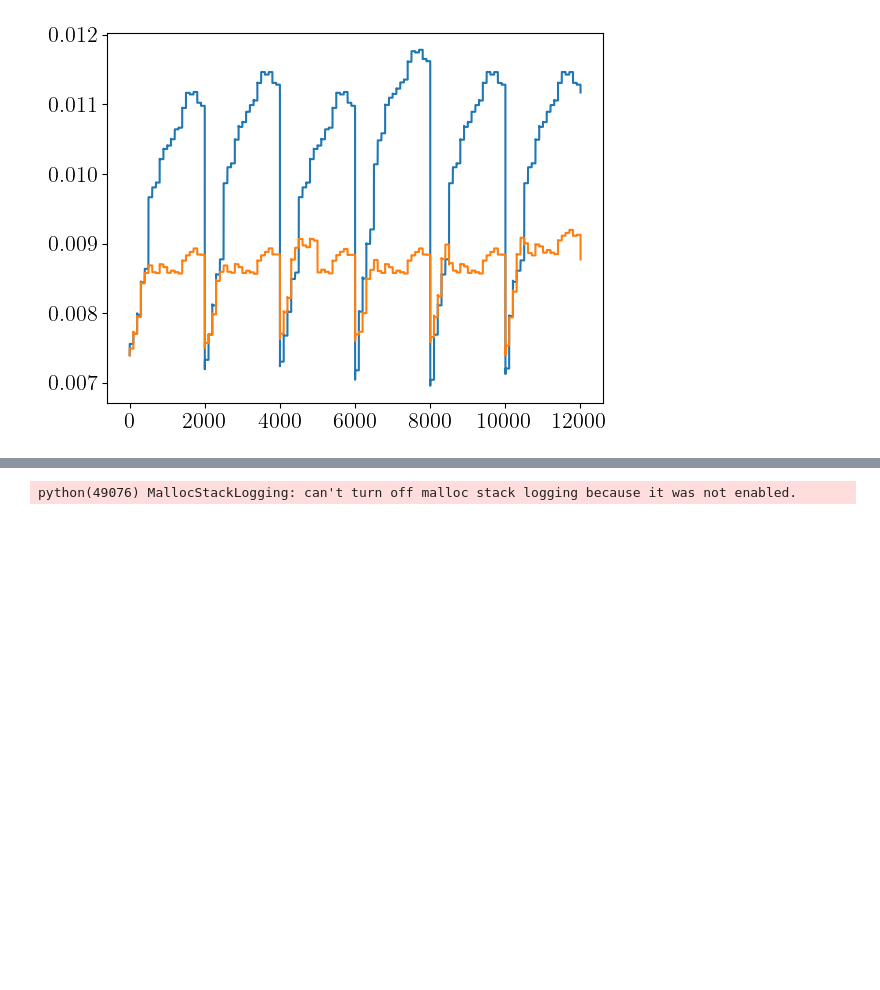
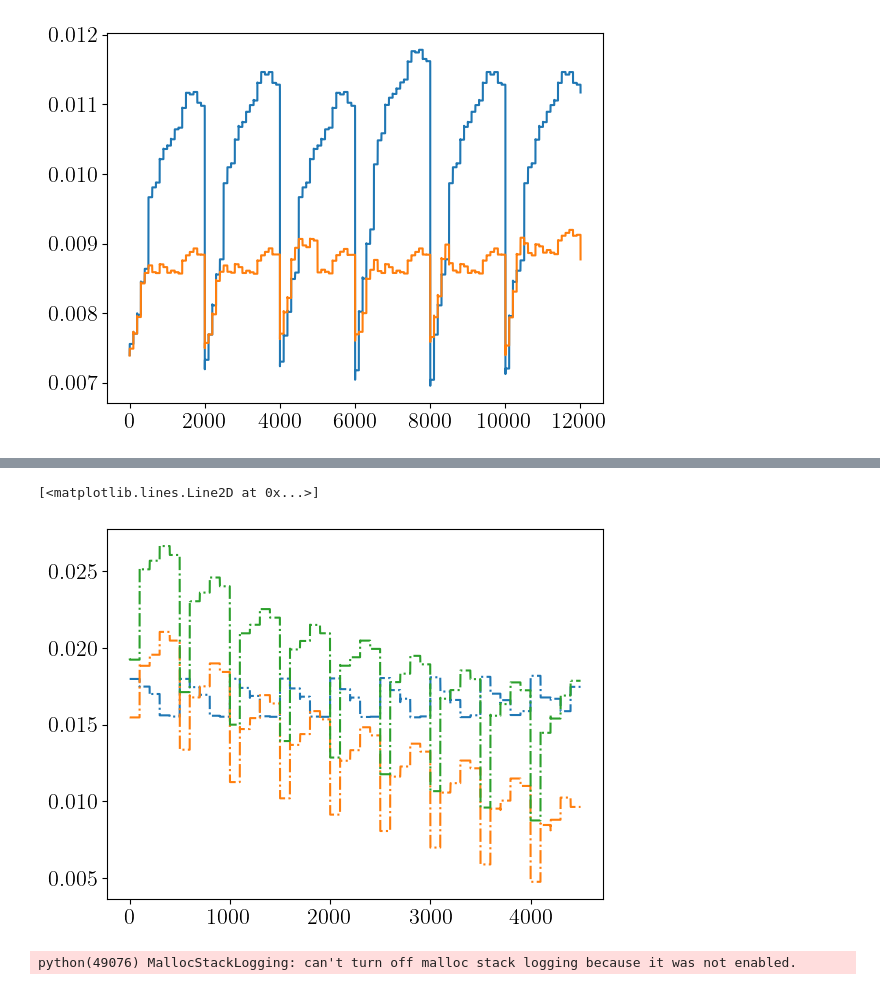
Before and after one commit to stellatogrp/online_mro, a Jupyter notebook: portfolio/online/analysis.ipynb, the cells around one changed output, grey strips where cells are left out. Cells and saved outputs as stored; diff of their text form; code cells hidden in the pictures; blank space fills up the shorter version.

```diff
--- a/portfolio/online/analysis.ipynb
+++ b/portfolio/online/analysis.ipynb
@@ -232,3 +232,10 @@ plt.show()
+# %%
+plt.plot(np.array(df['O_eval1']), linestyle = '-.', label = "online_eval")
+plt.plot(np.array(df['MRO_obj_values']), linestyle = '-.', label = "online_eval")
+plt.plot(np.array(df['MRO_worst_values']), linestyle = '-.', label = "online_eval")
+# %% [output]
+[<matplotlib.lines.Line2D at 0x...>]
+[figure, added]
 # %%
 def plot_computation_times():
     """Plot computation time analysis with LaTeX formatting."""
```
Also changed, not shown: parts of 1 cell of this notebook.
